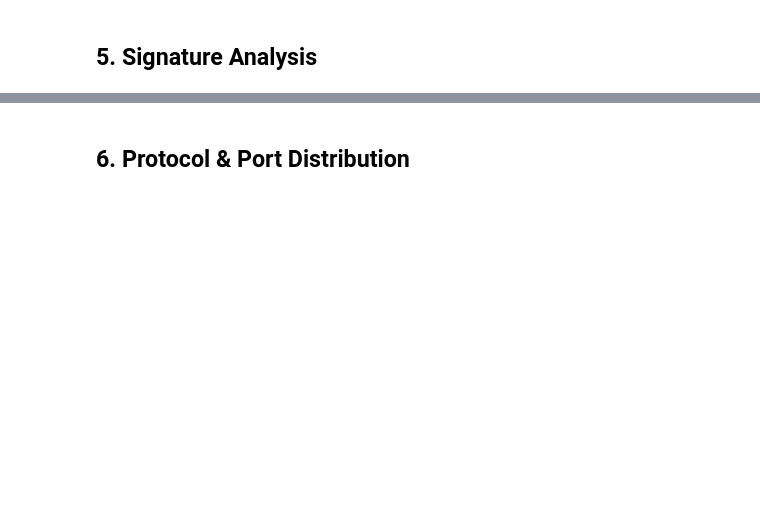
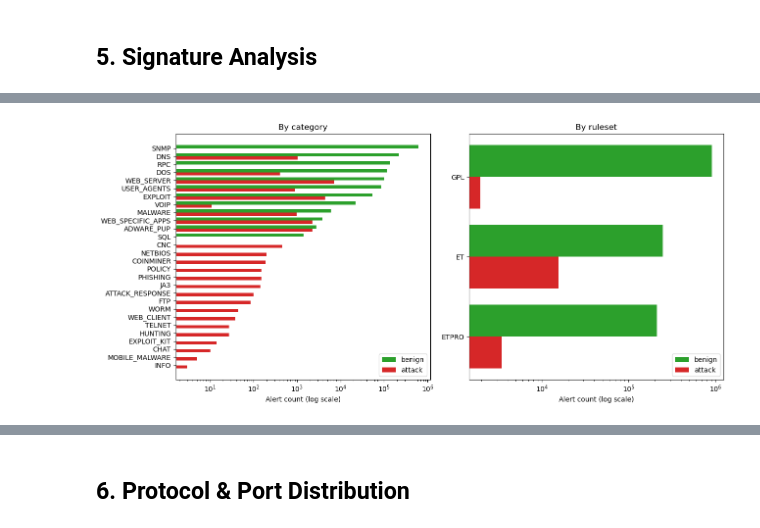
Before and after one commit to annaneliaa/msc-thesis, a Jupyter notebook: src/thesis/notebooks/inspect_cscas_dataset.ipynb, the cells around one changed output, grey strips where cells are left out. Cells and saved outputs as stored; diff of their text form; code cells hidden in the pictures; blank space fills up the shorter version.

Commit message:
extending CSCAS eda + mining eda

```diff
--- a/src/thesis/notebooks/inspect_cscas_dataset.ipynb
+++ b/src/thesis/notebooks/inspect_cscas_dataset.ipynb
@@ -144,11 +152,50 @@ all_sigs[['count', 'attacks', 'attack_rate%']]
 # %%
-# Top signatures by count, colored by attack rate
-top20 = top_sigs.reset_index()
-fig, ax = plt.subplots(figsize=(12, 6))
-bars = ax.barh(top20['SignatureText'].str[:50], top20['count'], color=plt.cm.RdYlGn_r(top20['attack_rate']))
-ax.set_xlabel('Alert count')
-ax.set_title('Top 20 signatures by alert count (color = attack rate)')
-ax.invert_yaxis()
+# Alert count by signature "kind" -- ruleset (ET/ETPRO/GPL) and category
+# (EXPLOIT/WEB_SERVER/...) -- for benign vs. attack, instead of one bar per
+# individual SignatureText. Both are structural prefixes Suricata already
+# bakes into SignatureText ("ET EXPLOIT ..."), pulled out via
+# parse_signature_text (thesis.preprocessing.suricata_tokenization) -- the
+# same single source of truth mining itself uses -- rather than re-deriving
+# the split here.
+from thesis.preprocessing.suricata_tokenization import parse_signature_text
+
+sig_prefixes = df[['SignatureID', 'SignatureText']].drop_duplicates('SignatureID').copy()
+sig_prefixes[['ruleset', 'category', '_desc']] = sig_prefixes['SignatureText'].apply(
+    lambda t: pd.Series(parse_signature_text(t), index=['ruleset', 'category', '_desc'])
+)
+df_kind = df[['SignatureID', 'Label']].merge(
+    sig_prefixes[['SignatureID', 'ruleset', 'category']], on='SignatureID', how='left'
+)
+
+
+def counts_by(col):
+    g = df_kind.groupby([col, 'Label']).size().unstack(fill_value=0)
+    g.columns = ['benign', 'attack']
+    return g.assign(total=lambda d: d['benign'] + d['attack']).sort_values('total', ascending=False)
+
+
+category_counts = counts_by('category')
+ruleset_counts = counts_by('ruleset')
+
+fig, axes = plt.subplots(1, 2, figsize=(13, 6))
+
+for ax, table, title in [
+    (axes[0], category_counts, f'By category'),
+    (axes[1], ruleset_counts, 'By ruleset'),
+]:
+    y = np.arange(len(table))
+    ax.barh(y - 0.2, table['benign'], height=0.4, color='tab:green', label='benign')
+    ax.barh(y + 0.2, table['attack'], height=0.4, color='tab:red', label='attack')
+    ax.set_yticks(y)
+    ax.set_yticklabels(table.index)
+    ax.invert_yaxis()
+    ax.set_xscale('log')
+    ax.set_xlabel('Alert count (log scale)')
+    ax.set_title(title)
+    ax.legend()
+
 plt.tight_layout()
 plt.show()
+# %% [output]
+[figure, added]
 # %%
```
Also changed, not shown: parts of 78 cells of this notebook, 4 other files.
